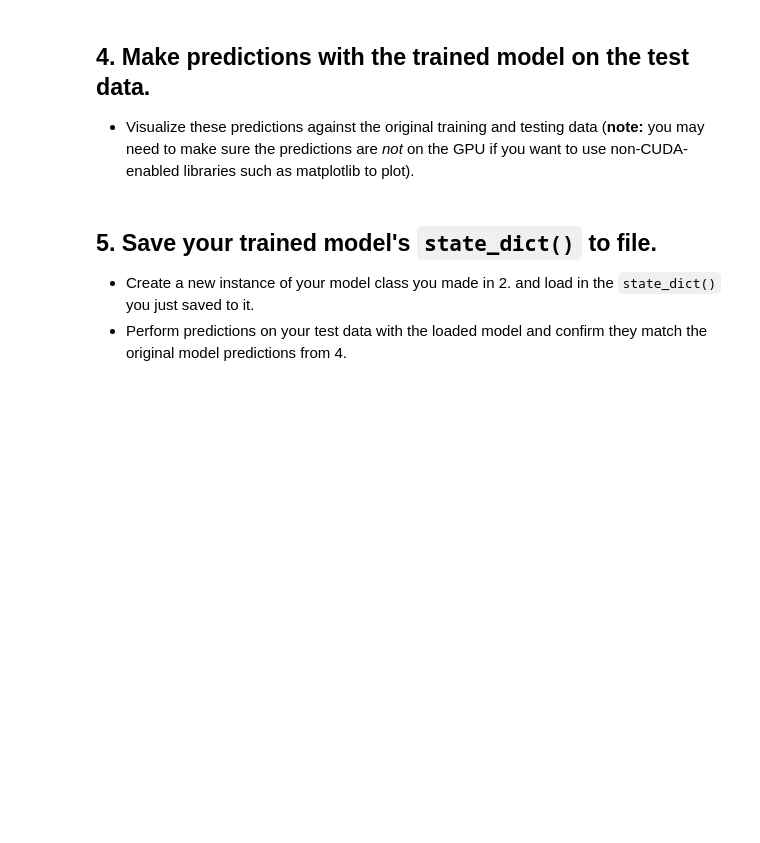
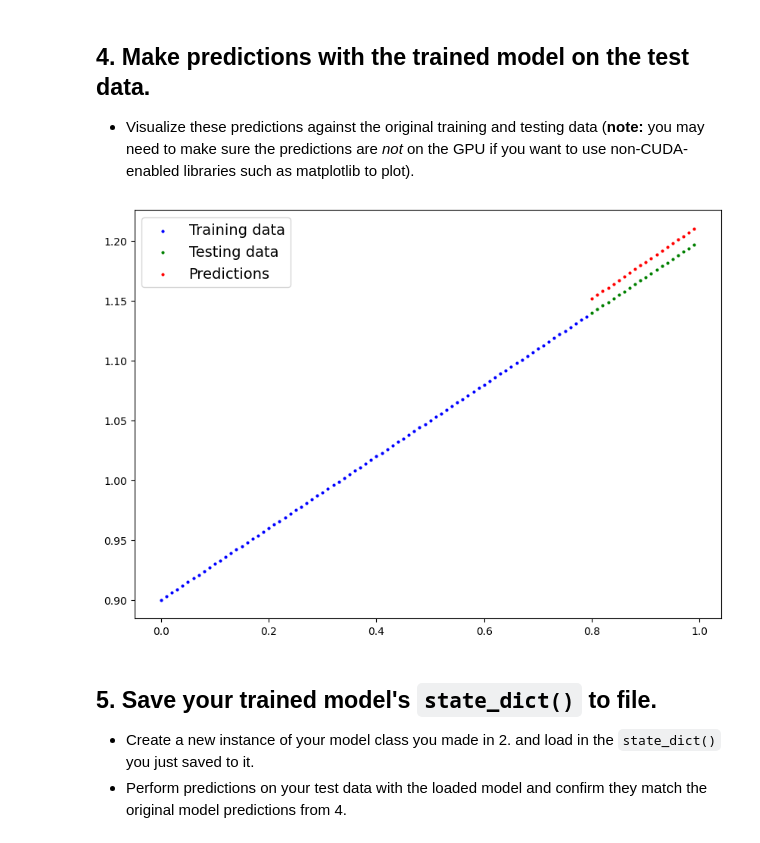
Before and after one commit to 0p3nTheSauce/Torch-practice, a Jupyter notebook: extras/exercises/01_pytorch_workflow_exercises.ipynb, the cells around one changed output. Drawn from its saved outputs; the diff is of its cells as text; code cells hidden in the pictures; blank space fills up the shorter version.

```diff
--- a/extras/exercises/01_pytorch_workflow_exercises.ipynb
+++ b/extras/exercises/01_pytorch_workflow_exercises.ipynb
@@ -134,7 +134,7 @@ OrderedDict([('weights', tensor([0.3367], device='cuda:0')),
 # %%
 # Create the loss function and optimizer
 loss_fn = nn.L1Loss()
-optimizer = torch.optim.SGD(params=model_0.parameters(), lr=0.0001)
+optimizer = torch.optim.SGD(params=model_0.parameters(), lr=0.01)
 # %%
 # Training loop
 
@@ -174,7 +174,7 @@ for epoch in range(epochs):
 
     # Put model in evaluation mode and setup inference context
     model_0.eval()
-    with torch.inference_model():
+    with torch.inference_mode():
 
       # 1. Forward pass
       y_pred = model_0(X_test)
@@ -190,8 +204,15 @@ RuntimeError: Expected all tensors to be on the same device, but found at least
   * Visualize these predictions against the original training and testing data (**note:** you may need to make sure the predictions are *not* on the GPU if you want to use non-CUDA-enabled libraries such as matplotlib to plot).
 # %%
 # Make predictions with the model
+model_0.eval()
+with torch.inference_mode():
+  y_preds = model_0(X_test)
 # %%
 # Plot the predictions (these may need to be on a specific device)
+y_preds_plot = y_preds.cpu().numpy()
+plot_predictions(predictions=y_preds_plot)
+# %% [output]
+[figure, added]
 # %% [markdown]
 ## 5. Save your trained model's `state_dict()` to file.
   * Create a new instance of your model class you made in 2. and load in the `state_dict()` you just saved to it.
```
Also changed, not shown: parts of 4 cells of this notebook.
